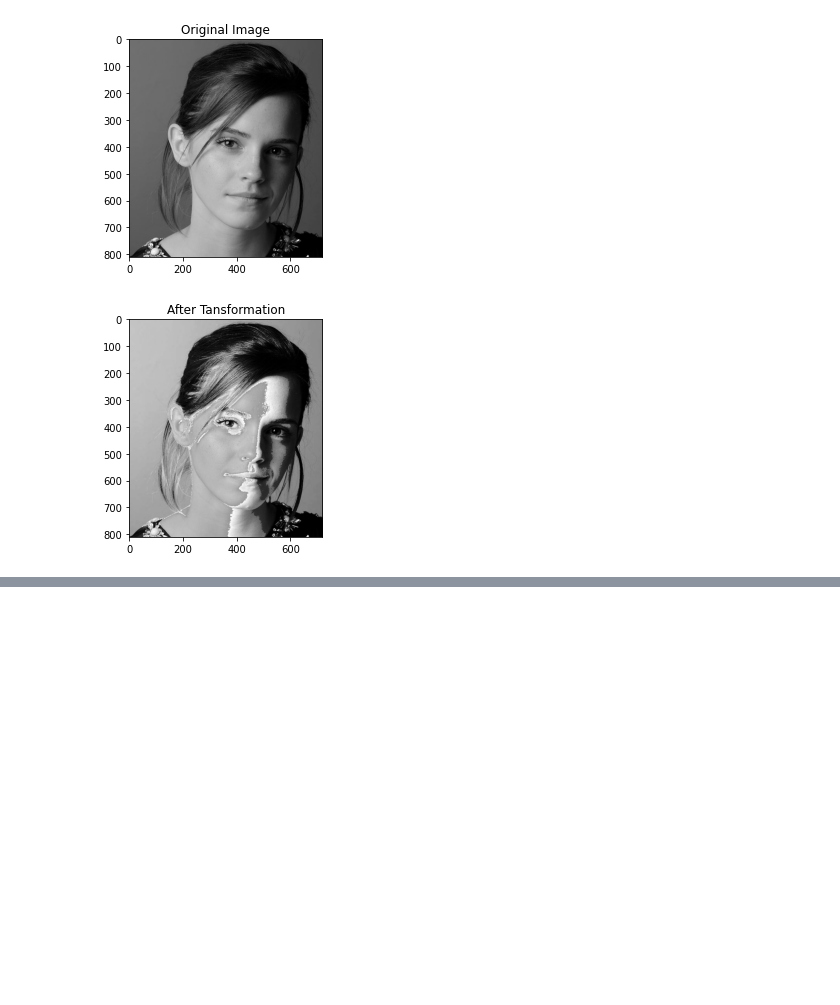
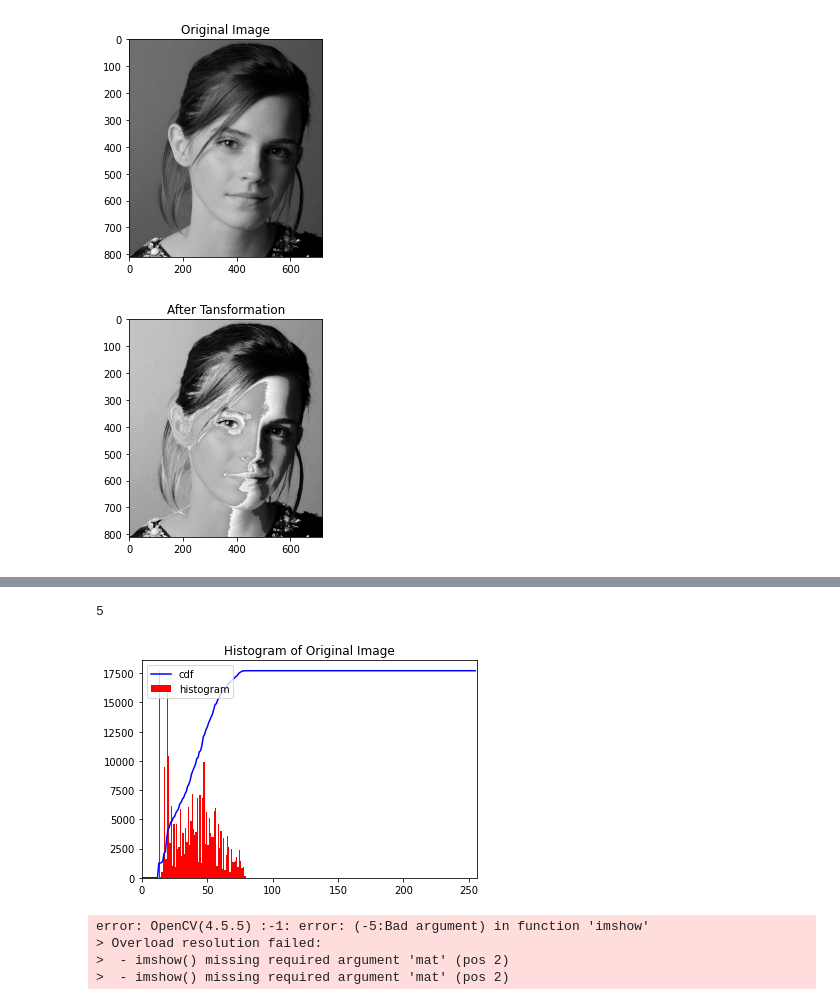
Before and after one commit to Lahiru-Sanjaya-Lankagama/Image-Processing, a Jupyter notebook: Assignment-1.ipynb, the cells around one changed output, grey strips where cells are left out. Cells and saved outputs as stored; diff of their text form; code cells hidden in the pictures; blank space fills up the shorter version.

Commit message:
question 3 and 4 are done
fix errors in question 2

```diff
--- a/Assignment-1.ipynb
+++ b/Assignment-1.ipynb
@@ -121,0 +172,57 @@ plt.show()
+# %%
+import numpy as np
+import cv2 as cv
+import matplotlib.pyplot as plt
+
+f = cv.imread(r"C:\Users\Lahiru Sanjaya\Desktop\image_Ass\shells.png",cv.IMREAD_GRAYSCALE)
+assert f is not None
+
+def gethist_of(img):
+    hist, bins = np.histogram(img.ravel(), 256, [0,256])
+    cdf = hist.cumsum()
+    cdf_normalized = cdf * hist.max()/ cdf.max()
+    plt.plot(cdf_normalized, color = 'b')
+    plt.hist(img.flatten(), 256, [0,256], color = 'r')
+    plt.xlim([0,256])
+    print(5)
+    plt.legend(('cdf','histogram'), loc = 'upper left')
+    plt.title("Histogram of Original Image")
+    plt.show()
+
+    cv.namedWindow('Image', cv.WINDOW_AUTOSIZE)
+    cv.imshow(img)
+    cv.waitKey(0)
+    cv.destroyAllWindows()
+    return 0
+
+
+def getequaized_hist(img):
+    equ = cv.equalizeHist(img)
+    hist, bins = np.histogram(equ.ravel(), 256, [0,256])
+    cdf = hist.cumsum()
+    cdf_normalized = cdf * hist.max()/ cdf.max()
+    plt.plot(cdf_normalized, color = 'b')
+    plt.hist(equ.flatten(), 256, [0,256], color ='r')
+    plt.xlim([0,256])
+    plt.legend(('cdf', 'histogram'), loc = 'upper left')
+    plt.title("Histogram of Equalized Image")
+    plt.show()
+    res = np.hstack((img,equ))
+    plt.axis('off')
+    plt.imshow(res, cmap = 'gray')
+
+    cv.namedWindow('Image', cv.WINDOW_AUTOSIZE)
+    cv.imshow(equ)
+    cv.waitKey(0)
+    cv.destroyAllWindows()
+
+    return 0
+gethist_of(f)
+getequaized_hist(f)
+# %% [output]
+5
+[figure, added]
+error: OpenCV(4.5.5) :-1: error: (-5:Bad argument) in function 'imshow'
+> Overload resolution failed:
+>  - imshow() missing required argument 'mat' (pos 2)
+>  - imshow() missing required argument 'mat' (pos 2)
```
Also changed, not shown: parts of 3 cells of this notebook.
